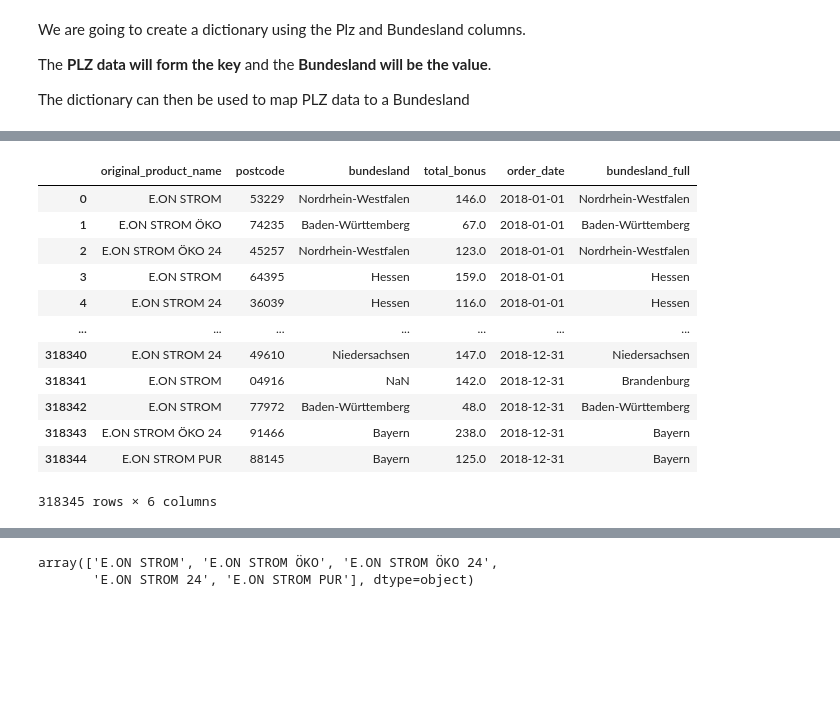
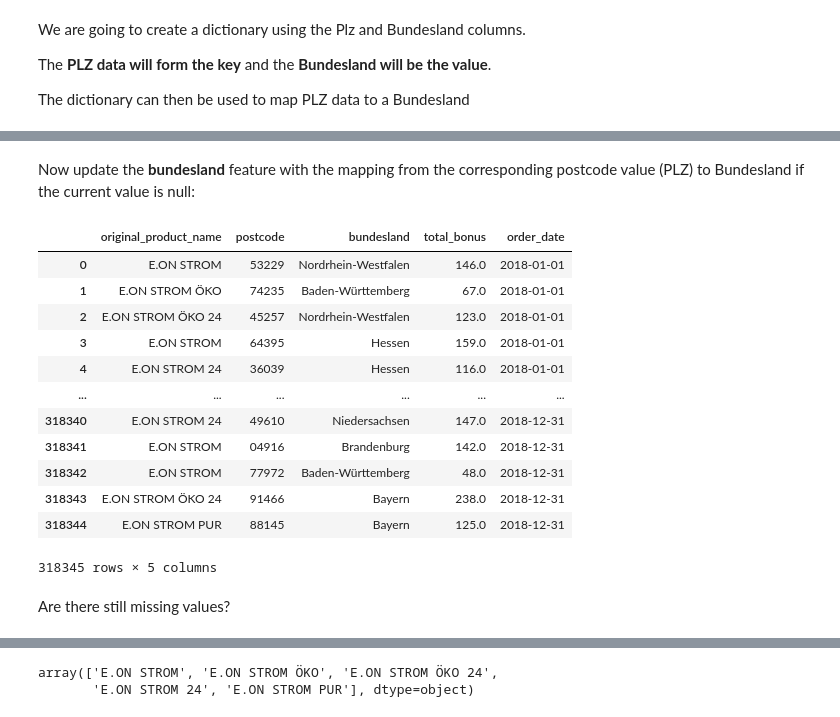
Before and after one commit to remuant/Data-Cleansing, a Jupyter notebook: 2_Dataset_Cleansing.ipynb, the cells around one changed output, grey strips where cells are left out. Drawn from its saved outputs; the diff is of its cells as text; code cells hidden in the pictures; blank space fills up the shorter version.

```diff
--- a/2_Dataset_Cleansing.ipynb
+++ b/2_Dataset_Cleansing.ipynb
@@ -137,20 +148,24 @@ my_plz_dict
+# %% [markdown]
+Now update the **bundesland** feature with the mapping from the corresponding postcode value (PLZ) to Bundesland if the current value is null:
 # %%
-df['bundesland_full']=[my_plz_dict[y] if pd.isnull(x) else x for x, y in zip(df['bundesland'], df['postcode'])]
+df['bundesland']=[my_plz_dict[y] if pd.isnull(x) else x for x, y in zip(df['bundesland'], df['postcode'])]
 df
 # %% [output]
-|  | original_product_name | postcode | bundesland | total_bonus | order_date | bundesland_full |
-| 0 | E.ON STROM | 53229 | Nordrhein-Westfalen | 146.0 | 2018-01-01 | Nordrhein-Westfalen |
-| 1 | E.ON STROM ÖKO | 74235 | Baden-Württemberg | 67.0 | 2018-01-01 | Baden-Württemberg |
-| 2 | E.ON STROM ÖKO 24 | 45257 | Nordrhein-Westfalen | 123.0 | 2018-01-01 | Nordrhein-Westfalen |
-| 3 | E.ON STROM | 64395 | Hessen | 159.0 | 2018-01-01 | Hessen |
-| 4 | E.ON STROM 24 | 36039 | Hessen | 116.0 | 2018-01-01 | Hessen |
-| ... | ... | ... | ... | ... | ... | ... |
-| 318340 | E.ON STROM 24 | 49610 | Niedersachsen | 147.0 | 2018-12-31 | Niedersachsen |
-| 318341 | E.ON STROM | 04916 | NaN | 142.0 | 2018-12-31 | Brandenburg |
-| 318342 | E.ON STROM | 77972 | Baden-Württemberg | 48.0 | 2018-12-31 | Baden-Württemberg |
-| 318343 | E.ON STROM ÖKO 24 | 91466 | Bayern | 238.0 | 2018-12-31 | Bayern |
-| 318344 | E.ON STROM PUR | 88145 | Bayern | 125.0 | 2018-12-31 | Bayern |
+|  | original_product_name | postcode | bundesland | total_bonus | order_date |
+| 0 | E.ON STROM | 53229 | Nordrhein-Westfalen | 146.0 | 2018-01-01 |
+| 1 | E.ON STROM ÖKO | 74235 | Baden-Württemberg | 67.0 | 2018-01-01 |
+| 2 | E.ON STROM ÖKO 24 | 45257 | Nordrhein-Westfalen | 123.0 | 2018-01-01 |
+| 3 | E.ON STROM | 64395 | Hessen | 159.0 | 2018-01-01 |
+| 4 | E.ON STROM 24 | 36039 | Hessen | 116.0 | 2018-01-01 |
+| ... | ... | ... | ... | ... | ... |
+| 318340 | E.ON STROM 24 | 49610 | Niedersachsen | 147.0 | 2018-12-31 |
+| 318341 | E.ON STROM | 04916 | Brandenburg | 142.0 | 2018-12-31 |
+| 318342 | E.ON STROM | 77972 | Baden-Württemberg | 48.0 | 2018-12-31 |
+| 318343 | E.ON STROM ÖKO 24 | 91466 | Bayern | 238.0 | 2018-12-31 |
+| 318344 | E.ON STROM PUR | 88145 | Bayern | 125.0 | 2018-12-31 |
-318345 rows × 6 columns
+318345 rows × 5 columns
+# %% [markdown]
+Are there still missing values?
 # %%
 df.isnull().sum()
 # %% [output]
```
Also changed, not shown: parts of 31 cells of this notebook, 8 other files.
